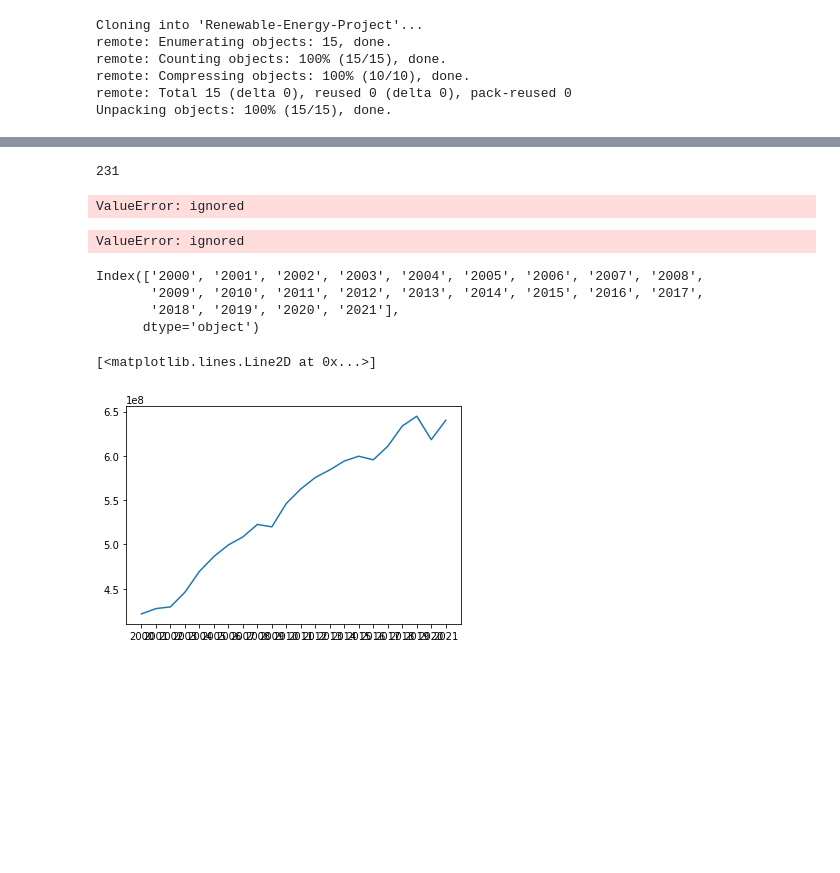
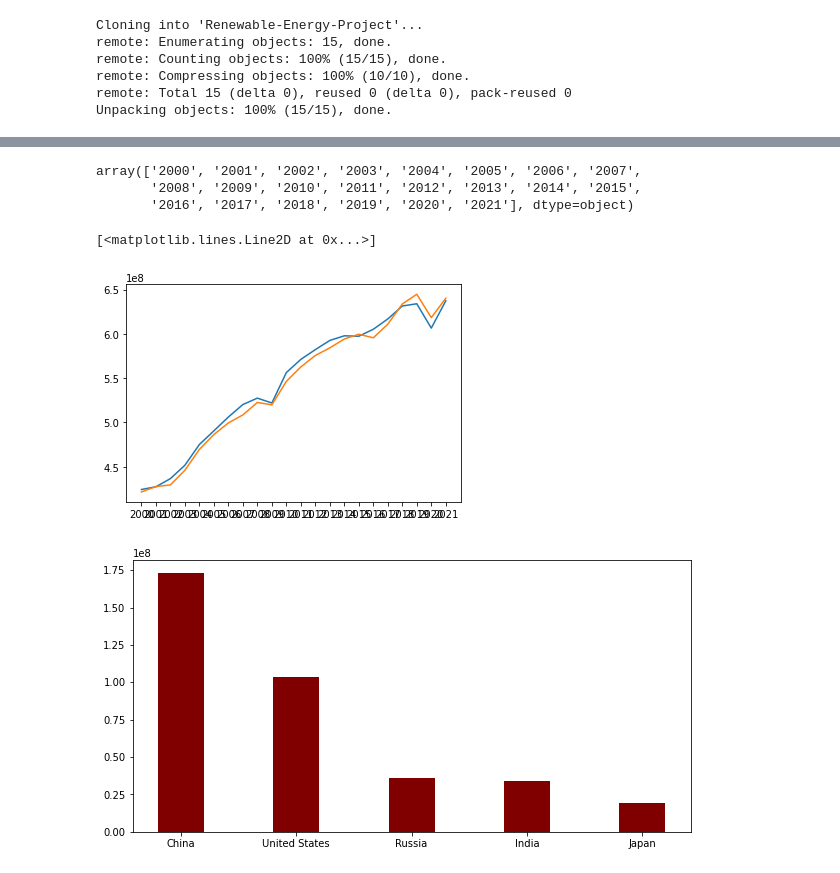
Before and after one commit to amiryarahmadi/Renewable-Energy-Project, a Jupyter notebook: SSP_Data_Cleaning.ipynb, the cells around one changed output, grey strips where cells are left out. Drawn from its saved outputs; the diff is of its cells as text; code cells hidden in the pictures; blank space fills up the shorter version.

```diff
--- a/SSP_Data_Cleaning.ipynb
+++ b/SSP_Data_Cleaning.ipynb
@@ -44,13 +52,0 @@ df_Cons
-# %%
-len(removed_countris_Cons)
-# %% [output]
-231
-# %%
-df.drop( index = ['    World'])
-# %% [output]
-ValueError: ignored
-# %%
-df = df.astype(float)
-df.dtypes
-# %% [output]
-ValueError: ignored
@@ -63,12 +53,16 @@ for i in x :
-# %%
-df.columns
-# %% [output]
-Index(['2000', '2001', '2002', '2003', '2004', '2005', '2006', '2007', '2008',
-       '2009', '2010', '2011', '2012', '2013', '2014', '2015', '2016', '2017',
-       '2018', '2019', '2020', '2021'],
-      dtype='object')
-# %%
-plt.plot(np.array(df.columns),x_prime)
-# %% [output]
-[<matplotlib.lines.Line2D at 0x...>]
-[figure, removed]
+# %%
+Y_cons = np.array(df_Cons[df_Cons.index == 'World'])
+Y_Prod = np.array(df_Prod[df_Prod.index == 'World'])
+X_year = np.array(df_Prod.columns )
+# %%
+X_year
+# %% [output]
+array(['2000', '2001', '2002', '2003', '2004', '2005', '2006', '2007',
+       '2008', '2009', '2010', '2011', '2012', '2013', '2014', '2015',
+       '2016', '2017', '2018', '2019', '2020', '2021'], dtype=object)
+# %%
+plt.plot(X_year,Y_cons.reshape(-1))
+plt.plot(X_year,Y_Prod.reshape(-1))
+# %% [output]
+[<matplotlib.lines.Line2D at 0x...>]
+[figure, added]
@@ -74,0 +72,7 @@ plt.plot(np.array(df.columns),x_prime)
+# %%
+fig = plt.figure(figsize = (10, 5))
+plt.bar(df_Cons_asc_index[1:6], df_Cons_asc['2021'][1:6], color ='maroon', width = 0.4)
+plt.savefig('energy_consume.png')
+ #plt.savefig('energy_consume.jpg')
+# %% [output]
+[figure, added]
```
Also changed, not shown: parts of 5 cells of this notebook.
